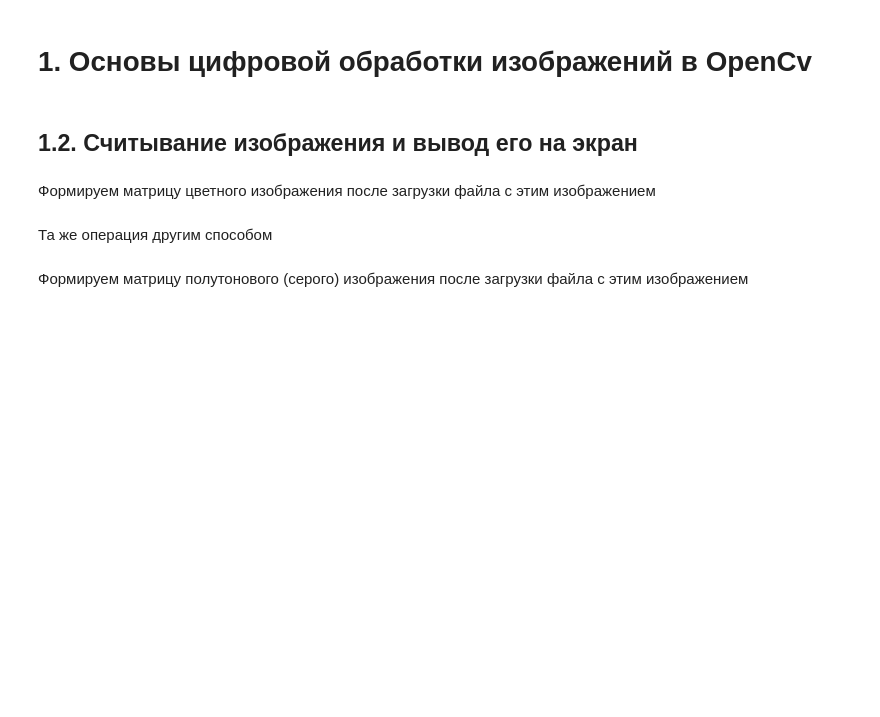
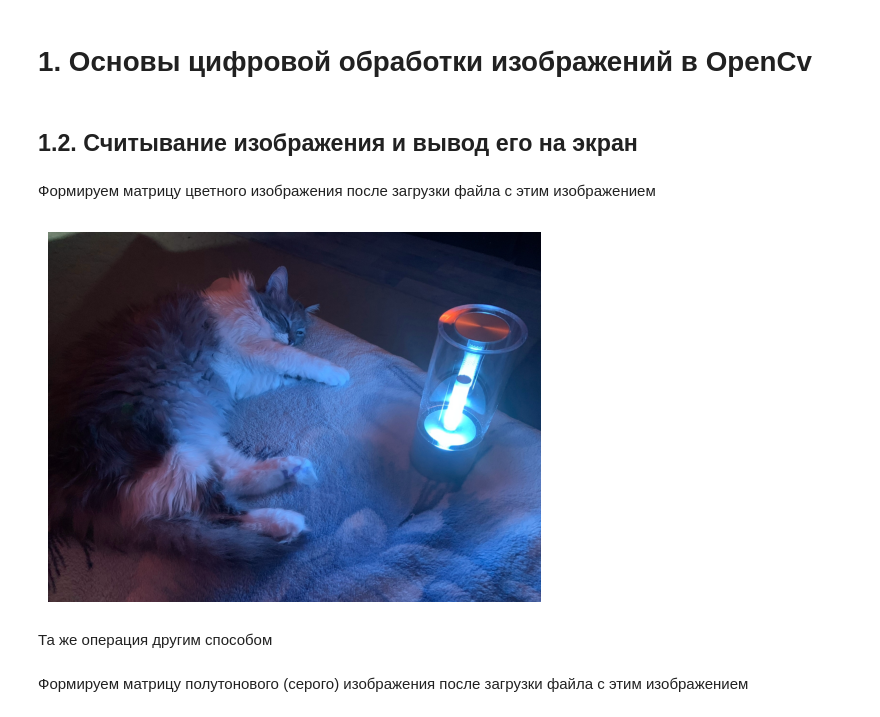
Before and after one commit to KuvshinChick/IRT_7, a Jupyter notebook: notebooks/Jupyter_Lab7.ipynb, the cells around one changed output. Cells and saved outputs as stored; diff of their text form; code cells hidden in the pictures; blank space fills up the shorter version.

```diff
--- a/notebooks/Jupyter_Lab7.ipynb
+++ b/notebooks/Jupyter_Lab7.ipynb
@@ -6,8 +6,12 @@
  Формируем матрицу цветного изображения после загрузки файла с этим изображением
 # %%
 import cv2
-
-img = cv2.imread ('cat.jpg', 1)
+from matplotlib import pyplot as plt
+img = cv2.imread ('img/cat.jpg', 1)
+plt.imshow(img)
+plt.axis("off");
+# %% [output]
+[figure, added]
 # %% [markdown]
  Та же операция другим способом
 # %%
```
Also changed, not shown: parts of 20 cells of this notebook, 6 other files.
